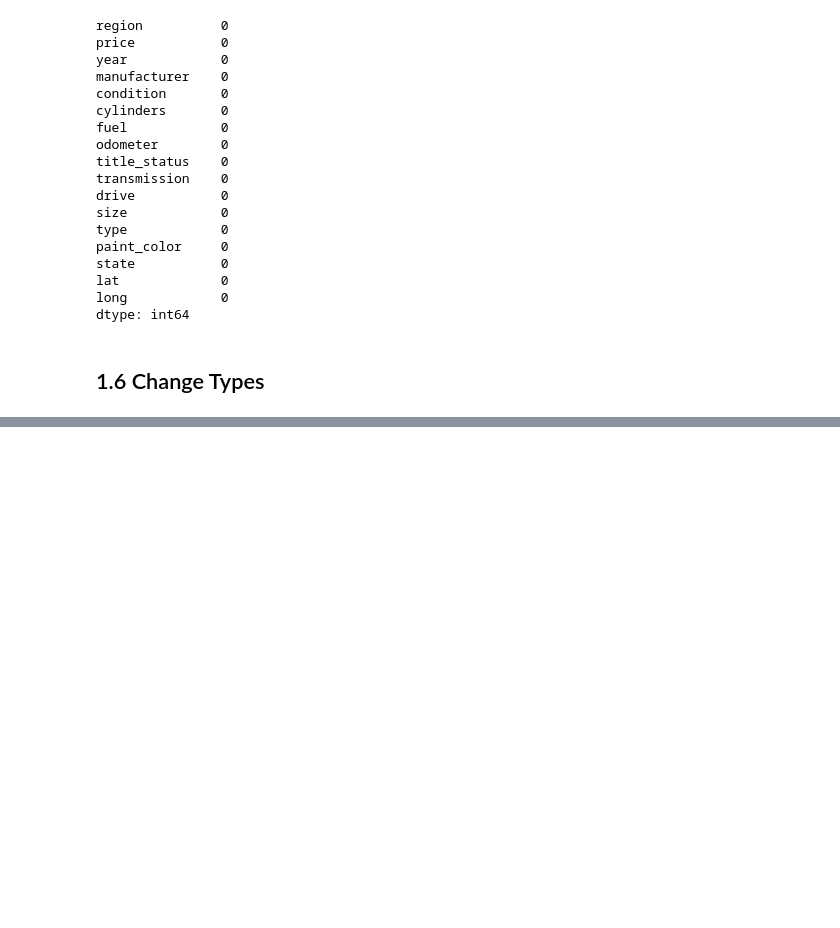
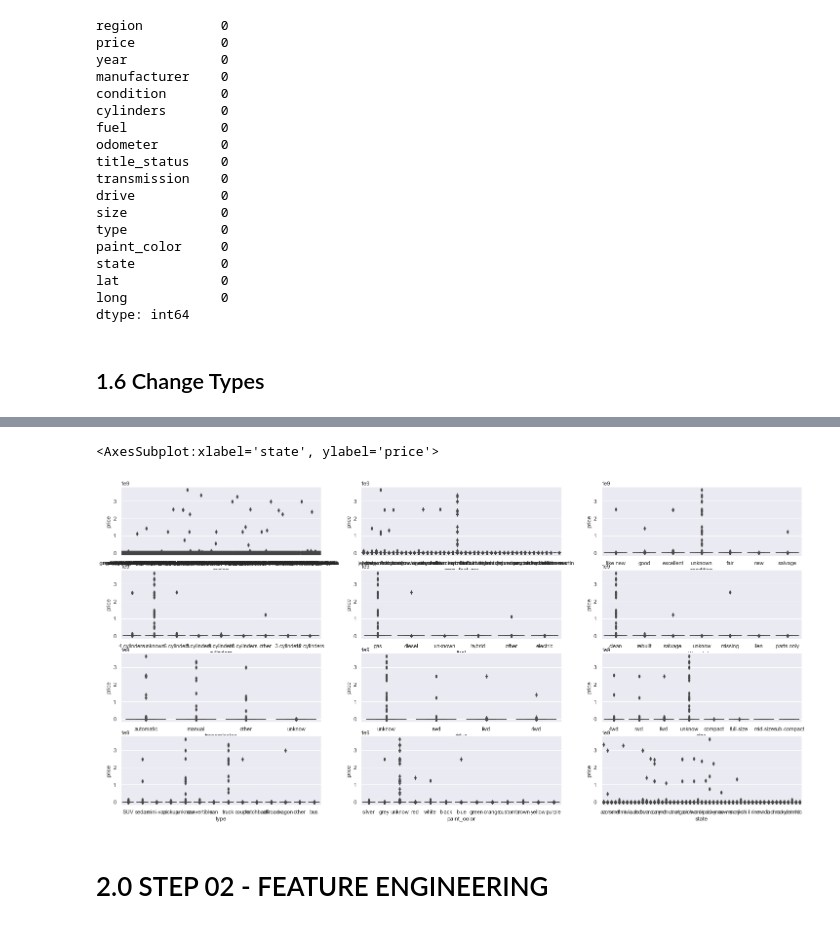
Before and after one commit to panambY/Used_Car_Price, a Jupyter notebook: Used_Car_Price.ipynb, the cells around one changed output, grey strips where cells are left out. Cells and saved outputs as stored; diff of their text form; code cells hidden in the pictures; blank space fills up the shorter version.

```diff
--- a/Used_Car_Price.ipynb
+++ b/Used_Car_Price.ipynb
@@ -438,0 +552,47 @@ dtype: int64
+# %%
+aux1 = df1[ df1['price'] > 0 ]
+
+
+plt.subplot(4, 3, 1)
+sns.boxplot( x= 'region', y='price' , data=aux1 )
+
+plt.subplot(4, 3, 2)
+sns.boxplot( x= 'manufacturer', y='price' , data=aux1 )
+
+plt.subplot(4, 3, 3)
+sns.boxplot( x= 'condition', y='price' , data=aux1 )
+
+plt.subplot(4, 3, 4)
+sns.boxplot( x= 'cylinders', y='price' , data=aux1 )
+
+plt.subplot(4, 3, 5)
+sns.boxplot( x= 'fuel', y='price' , data=aux1 )
+
+plt.subplot(4, 3, 6)
+sns.boxplot( x= 'title_status', y='price' , data=aux1 )
+
+plt.subplot(4, 3, 7)
+sns.boxplot( x= 'transmission', y='price' , data=aux1 )
+
+plt.subplot(4, 3, 8)
+sns.boxplot( x= 'drive', y='price' , data=aux1 )
+
+plt.subplot(4, 3, 9)
+sns.boxplot( x= 'size', y='price' , data=aux1 )
+
+plt.subplot(4, 3, 10)
+sns.boxplot( x= 'type', y='price' , data=aux1 )
+
+plt.subplot(4, 3, 11)
+sns.boxplot( x= 'paint_color', y='price' , data=aux1 )
+
+plt.subplot(4, 3, 12)
+sns.boxplot( x= 'state', y='price' , data=aux1 )
+
+# The same thing observed in the numerical data can be found in the ategorical data as well: The strong presence of outliers in the dataset.
+# It is even difficult to visualize the distribution of categorical variables.
+# %% [output]
+<AxesSubplot:xlabel='state', ylabel='price'>
+[figure, added]
+# %% [markdown]
+# 2.0 STEP 02 - FEATURE ENGINEERING
```
Also changed, not shown: parts of 13 cells of this notebook.
